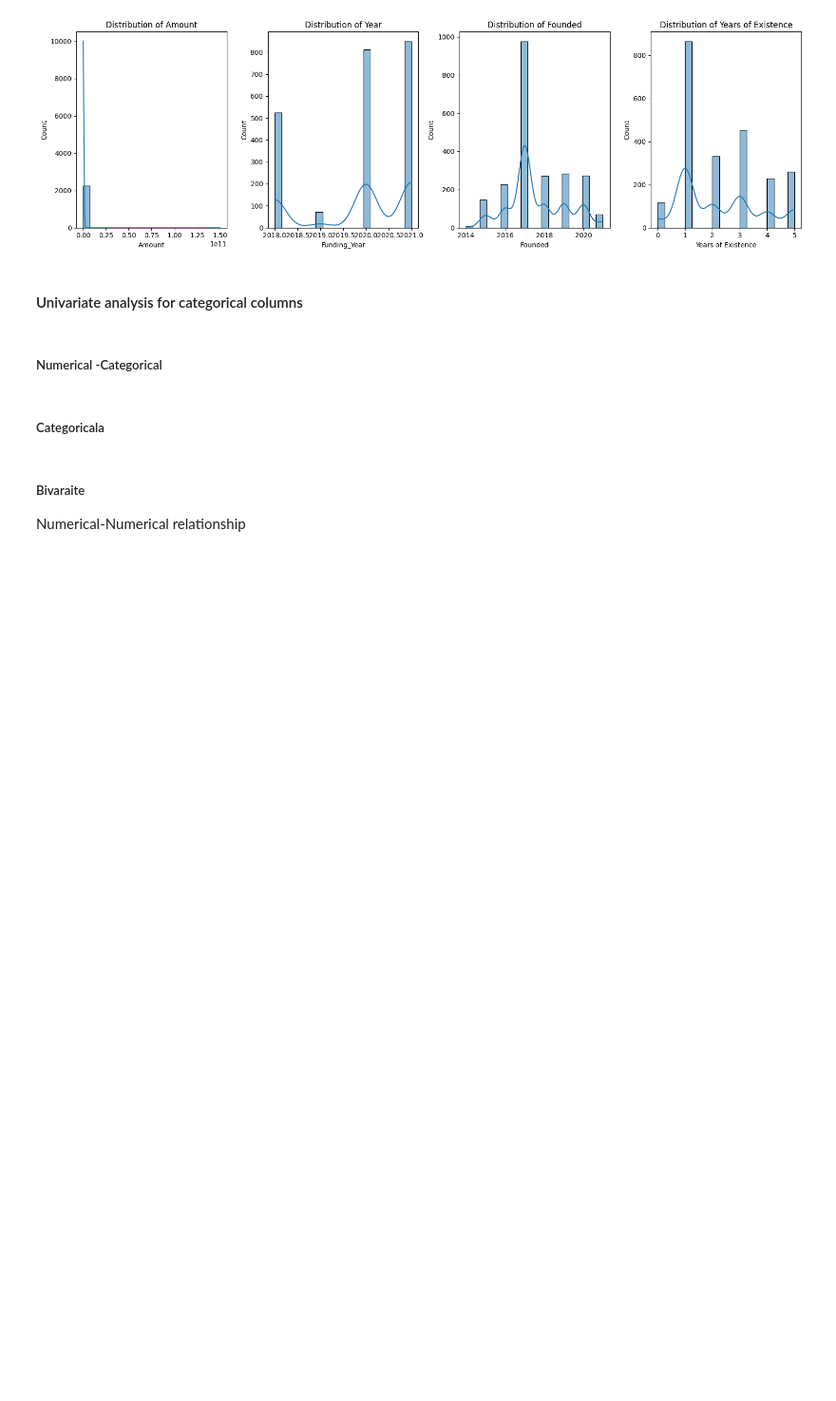
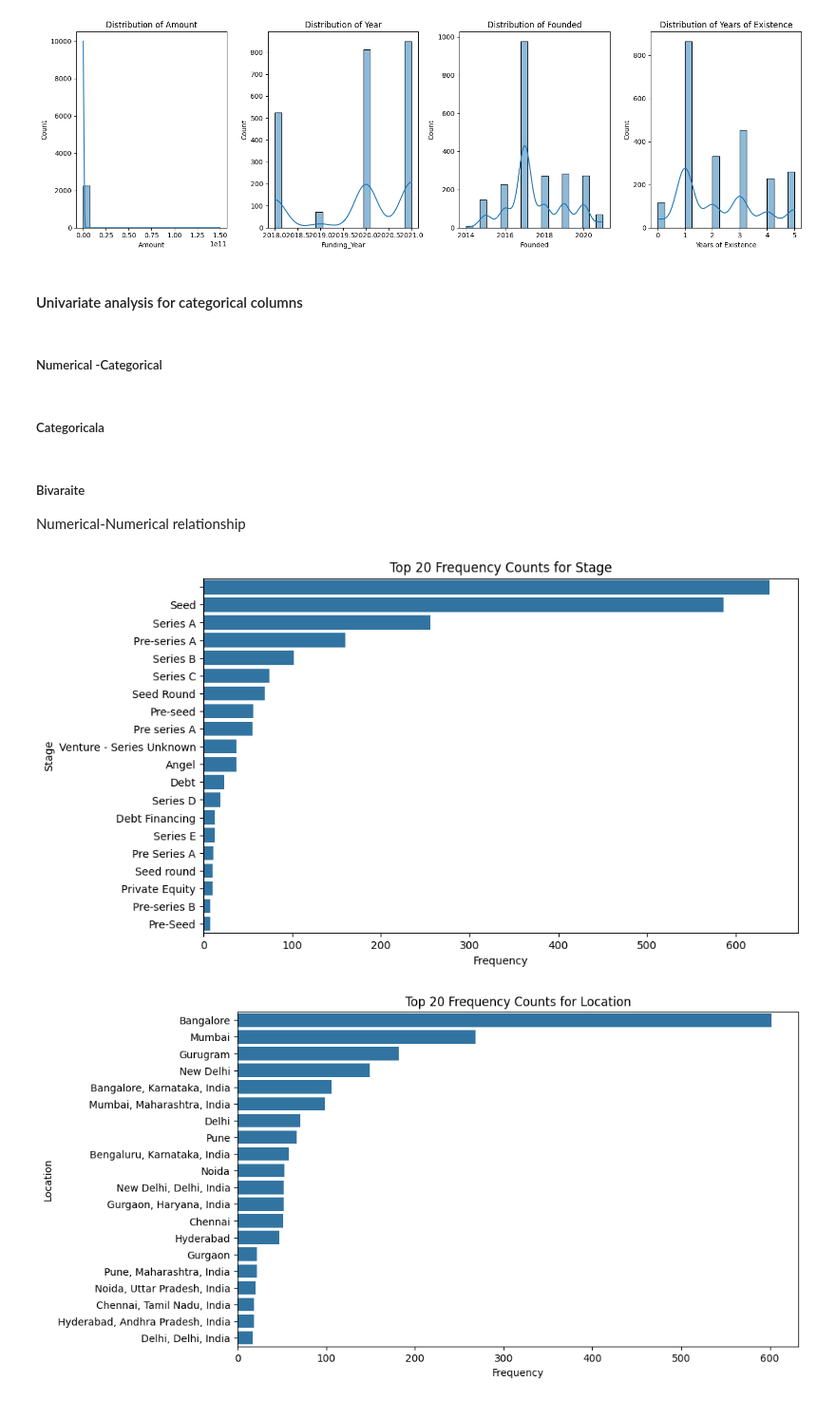
Before and after one commit to SamuelAsong/Analyzing-Start-up-Funding-in-India, a Jupyter notebook: Notebooks/Indian Start-up Ecosystem Funding Analysis (2018-2021).ipynb, the cells around one changed output. Shown at 95% size. Cells and saved outputs as stored; diff of their text form; code cells hidden in the pictures; blank space fills up the shorter version.

```diff
--- a/Notebooks/Indian Start-up Ecosystem Funding Analysis (2018-2021).ipynb
+++ b/Notebooks/Indian Start-up Ecosystem Funding Analysis (2018-2021).ipynb
@@ -3258,6 +3258,33 @@ fig.update_layout(xaxis_title='Funding Year', yaxis_title='Amount($)', xaxis_tic
 
 # Show the plot
 fig.show()
+# %%
+
+
+# Drop duplicate rows
+df = df.drop_duplicates()
+
+# List of categorical columns
+categorical_columns = ['Stage', 'Location']
+
+# Plotting frequency count for each categorical column
+for column in categorical_columns:
+    plt.figure(figsize=(10, 6))
+
+    # Count occurrences of each category
+    counts = df[column].value_counts().head(20)
+
+    # Convert the counts series into a DataFrame for plotting
+    counts_df = pd.DataFrame({column: counts.index, 'Frequency': counts.values})
+
+    sns.barplot(data=counts_df, y=column, x='Frequency', orient='h')
+    plt.title(f'Top 20 Frequency Counts for {column}')
+    plt.xlabel('Frequency')
+    plt.ylabel(column)
+    plt.show()
+# %% [output]
+[figure, added]
+[figure, added]
 # %%
 # Univariate analysis for categorical columns
 categorical_columns = [ 'Industry']
```
Also changed, not shown: parts of 10 cells of this notebook, 3 other files.
